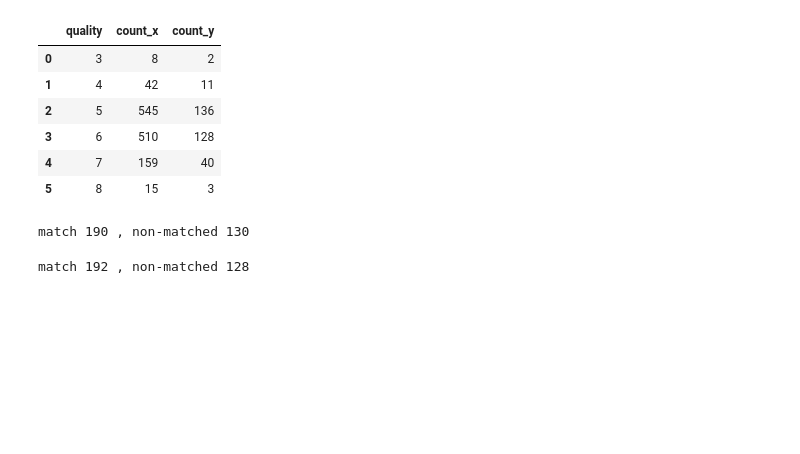
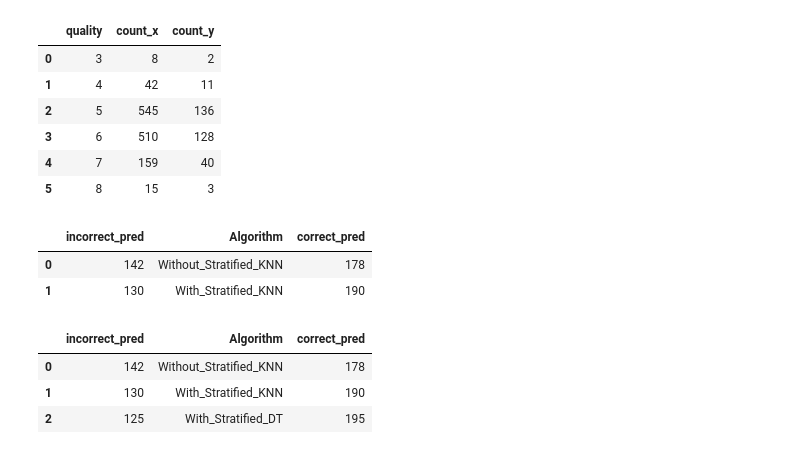
Before and after one commit to rajeevsingh717/WineQualityPrediction, a Jupyter notebook: WineQualityRed.ipynb, the cells around one changed output. Saved outputs shown, nothing was run; the diff lists cells and outputs as text; code cells hidden in the pictures; blank space fills up the shorter version.

```diff
--- a/WineQualityRed.ipynb
+++ b/WineQualityRed.ipynb
@@ -149,3 +155,4 @@ print(x_test)
 from sklearn.neighbors import KNeighborsClassifier
 classifier = KNeighborsClassifier(n_neighbors=6)
 classifier.fit(x_train, y_train)
+comparedf = pd.DataFrame(columns={'Algorithm','correct_pred','incorrect_pred'})
@@ -207,7 +215,7 @@ scaler.fit(x_strat_train)
 x_strat_train = scaler.transform(x_strat_train)
 x_strat_test = scaler.transform(x_strat_test)
 # %%
-
+## Trying KNeighborsClassifier Classifier
 ##training and prediction
 from sklearn.neighbors import KNeighborsClassifier
 classifier = KNeighborsClassifier(n_neighbors=6)
@@ -215,18 +223,26 @@ classifier.fit(x_strat_train, y_strat_train)
 
 y_pred1 = classifier.predict(x_strat_test)
 y_test_pred1 = pd.DataFrame({'y_strat_test':y_strat_test,'y_pred1':y_pred1})
-print("match %s , non-matched %s"%(len(y_test_pred1[y_strat_test==y_pred1]), len(y_test_pred1[y_strat_test!=y_pred1])))
+comparedf = comparedf.append({'Algorithm': 'With_Stratified_KNN', 'correct_pred': len(y_test_pred1[y_strat_test==y_pred1]), 'incorrect_pred': len(y_test_pred1[y_strat_test!=y_pred1])}, ignore_index=True)
+comparedf
 ### Stratified split works better
 # %% [output]
-match 190 , non-matched 130
+|  | incorrect_pred | Algorithm | correct_pred |
+| 0 | 142 | Without_Stratified_KNN | 178 |
+| 1 | 130 | With_Stratified_KNN | 190 |
 # %%
 ## Trying Decision tree Classifier
 from sklearn.tree import DecisionTreeClassifier
 clf = DecisionTreeClassifier()
 clf = clf.fit(x_strat_train,y_strat_train)
 y_dt_pred = clf.predict(x_strat_test)
 y_dt_test_pred1 = pd.DataFrame({'y_strat_test':y_strat_test,'y_pred1':y_dt_pred})
-print("match %s , non-matched %s"%(len(y_dt_test_pred1[y_strat_test==y_dt_pred]), len(y_dt_test_pred1[y_strat_test!=y_dt_pred])))
+comparedf = comparedf.append({'Algorithm': 'With_Stratified_DT', 'correct_pred': len(y_dt_test_pred1[y_strat_test==y_dt_pred]), 'incorrect_pred': len(y_dt_test_pred1[y_strat_test!=y_dt_pred])}, ignore_index=True)
+comparedf
+
 ### Decision tree classfier performs better than KNN Classifier
 # %% [output]
-match 192 , non-matched 128
+|  | incorrect_pred | Algorithm | correct_pred |
+| 0 | 142 | Without_Stratified_KNN | 178 |
+| 1 | 130 | With_Stratified_KNN | 190 |
+| 2 | 125 | With_Stratified_DT | 195 |
```
Also changed, not shown: parts of 7 cells of this notebook.
